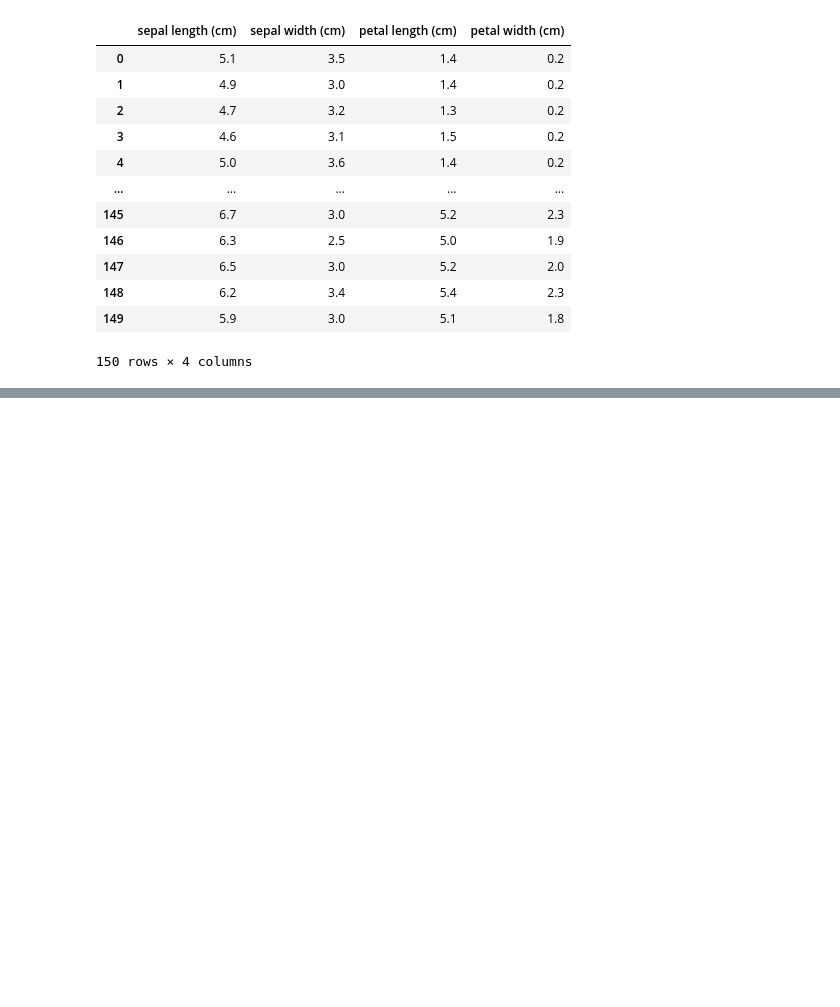
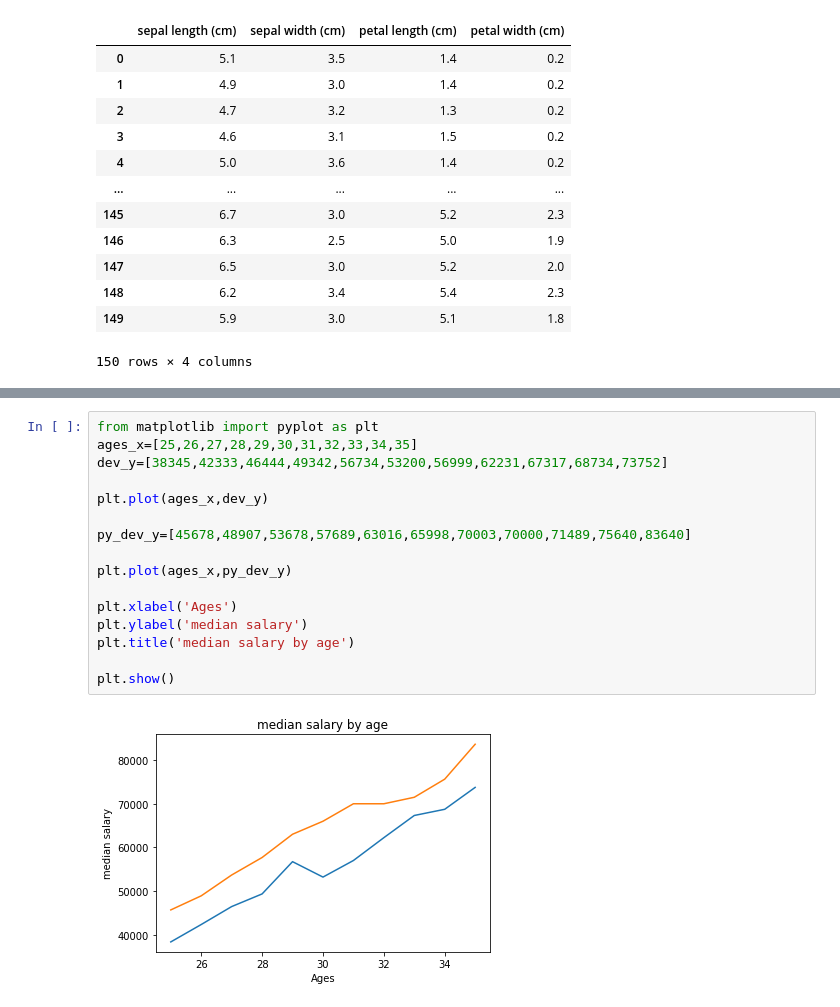
Before and after one commit to 19PA1A0527/python-basics, a Jupyter notebook: Untitled13.ipynb, the cells around one changed output, grey strips where cells are left out. Drawn from its saved outputs; the diff is of its cells as text; blank space fills up the shorter version.

```diff
--- a/Untitled13.ipynb
+++ b/Untitled13.ipynb
@@ -49,3 +49,21 @@ plt.title('median salary by age')
 plt.show()
 # %% [output]
 [figure]
+# %%
+from matplotlib import pyplot as plt
+ages_x=[25,26,27,28,29,30,31,32,33,34,35]
+dev_y=[38345,42333,46444,49342,56734,53200,56999,62231,67317,68734,73752]
+
+plt.plot(ages_x,dev_y)
+
+py_dev_y=[45678,48907,53678,57689,63016,65998,70003,70000,71489,75640,83640]
+
+plt.plot(ages_x,py_dev_y)
+
+plt.xlabel('Ages')
+plt.ylabel('median salary')
+plt.title('median salary by age')
+
+plt.show()
+# %% [output]
+[figure, added]
```
Also changed, not shown: parts of 8 cells of this notebook.
